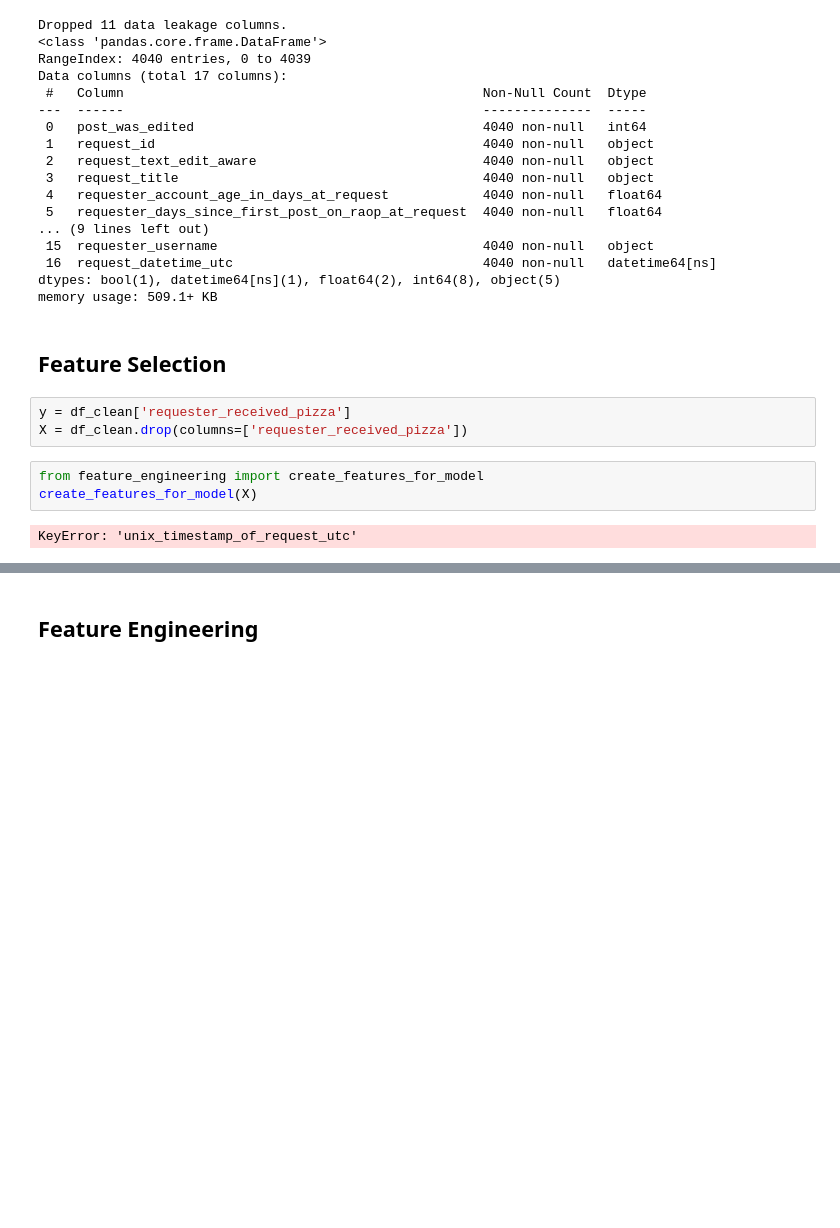
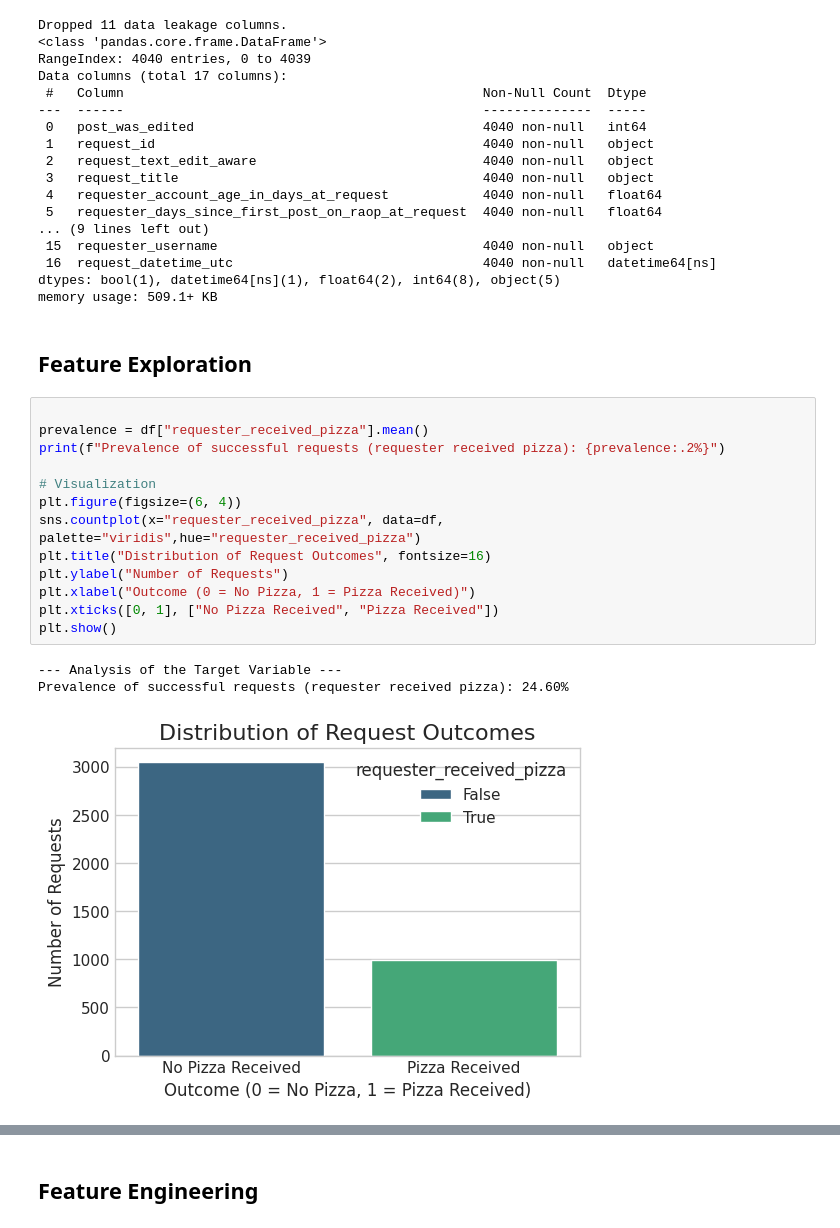
Before and after one commit to GauthierRoy/pizza_api_ml, a Jupyter notebook: notebooks/preliminary_analysis.ipynb, the cells around one changed output, grey strips where cells are left out. Cells and saved outputs as stored; diff of their text form; blank space fills up the shorter version.

Commit message:
v1 may not work, still need cleaning and more bug fixing

```diff
--- a/preliminary_analysis.ipynb
+++ b/notebooks/preliminary_analysis.ipynb
@@ -275,12 +275,21 @@ Data columns (total 17 columns):
 dtypes: bool(1), datetime64[ns](1), float64(2), int64(8), object(5)
 memory usage: 509.1+ KB
 # %% [markdown]
-## Feature Selection
+## Feature Exploration
-# %%
-y = df_clean['requester_received_pizza']
-X = df_clean.drop(columns=['requester_received_pizza'])
 # %%
-from feature_engineering import create_features_for_model
-create_features_for_model(X)
+
+prevalence = df["requester_received_pizza"].mean()
+print(f"Prevalence of successful requests (requester received pizza): {prevalence:.2%}")
+
+# Visualization
+plt.figure(figsize=(6, 4))
+sns.countplot(x="requester_received_pizza", data=df, palette="viridis",hue="requester_received_pizza")
+plt.title("Distribution of Request Outcomes", fontsize=16)
+plt.ylabel("Number of Requests")
+plt.xlabel("Outcome (0 = No Pizza, 1 = Pizza Received)")
+plt.xticks([0, 1], ["No Pizza Received", "Pizza Received"])
+plt.show()
 # %% [output]
-KeyError: 'unix_timestamp_of_request_utc'
+--- Analysis of the Target Variable ---
+Prevalence of successful requests (requester received pizza): 24.60%
+[figure, added]
```
Also changed, not shown: parts of 14 cells of this notebook, 20 other files.
